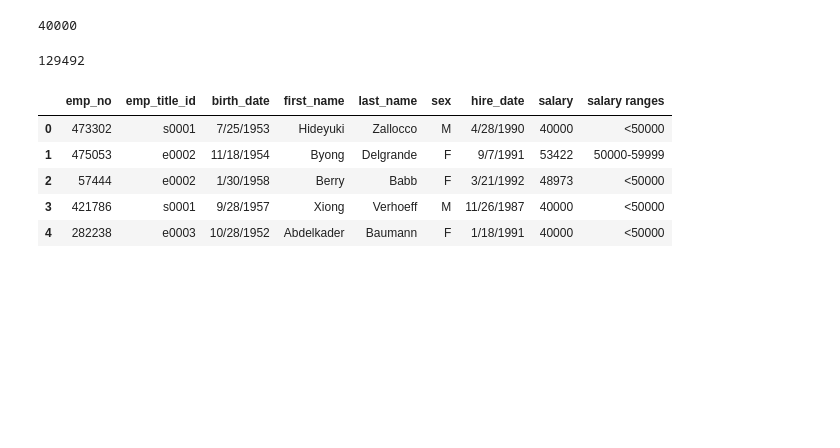
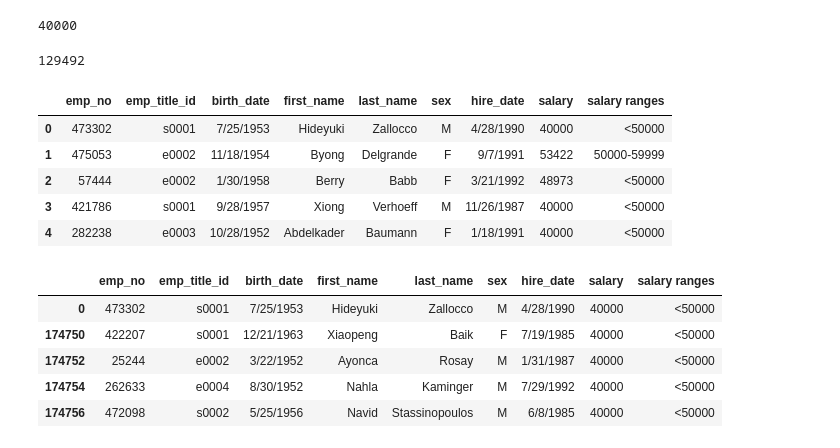
Before and after one commit to LP-116/sql-challenge, a Jupyter notebook: salary_analysis.ipynb, the cells around one changed output. Saved outputs shown, nothing was run; the diff lists cells and outputs as text; code cells hidden in the pictures; blank space fills up the shorter version.

```diff
--- a/salary_analysis.ipynb
+++ b/salary_analysis.ipynb
@@ -68,5 +68,15 @@ combined_data.head()
 | 2 | 57444 | e0002 | 1/30/1958 | Berry | Babb | F | 3/21/1992 | 48973 | <50000 |
 | 3 | 421786 | s0001 | 9/28/1957 | Xiong | Verhoeff | M | 11/26/1987 | 40000 | <50000 |
 | 4 | 282238 | e0003 | 10/28/1952 | Abdelkader | Baumann | F | 1/18/1991 | 40000 | <50000 |
+# %%
+sorted_data = combined_data.sort_values("salary")
+sorted_data.head()
+# %% [output]
+|  | emp_no | emp_title_id | birth_date | first_name | last_name | sex | hire_date | salary | salary ranges |
+| 0 | 473302 | s0001 | 7/25/1953 | Hideyuki | Zallocco | M | 4/28/1990 | 40000 | <50000 |
+| 174750 | 422207 | s0001 | 12/21/1963 | Xiaopeng | Baik | F | 7/19/1985 | 40000 | <50000 |
+| 174752 | 25244 | e0002 | 3/22/1952 | Ayonca | Rosay | M | 1/31/1987 | 40000 | <50000 |
+| 174754 | 262633 | e0004 | 8/30/1952 | Nahla | Kaminger | M | 7/29/1992 | 40000 | <50000 |
+| 174756 | 472098 | s0002 | 5/25/1956 | Navid | Stassinopoulos | M | 6/8/1985 | 40000 | <50000 |
 # %%
 plt.rcParams.update({'font.size': 12})
```
Also changed, not shown: parts of 1 cell of this notebook, 1 other file.
